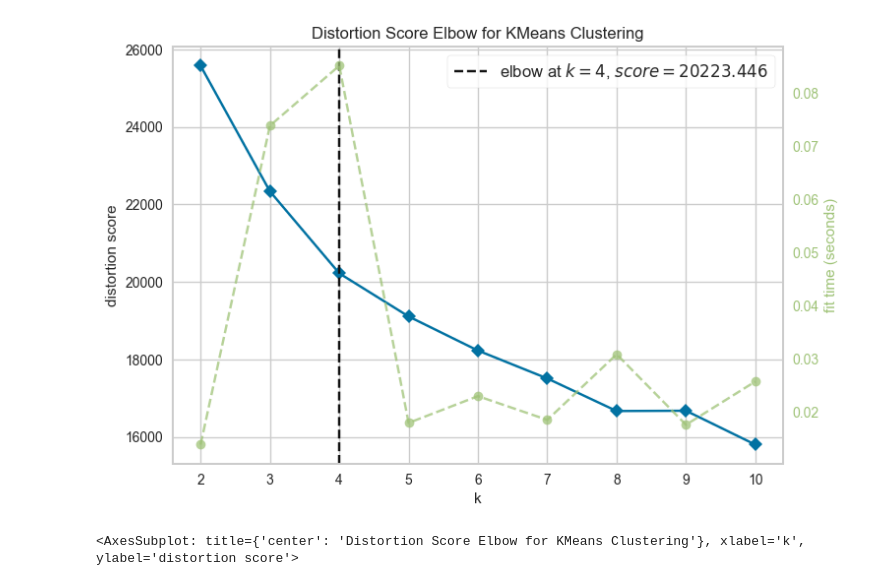
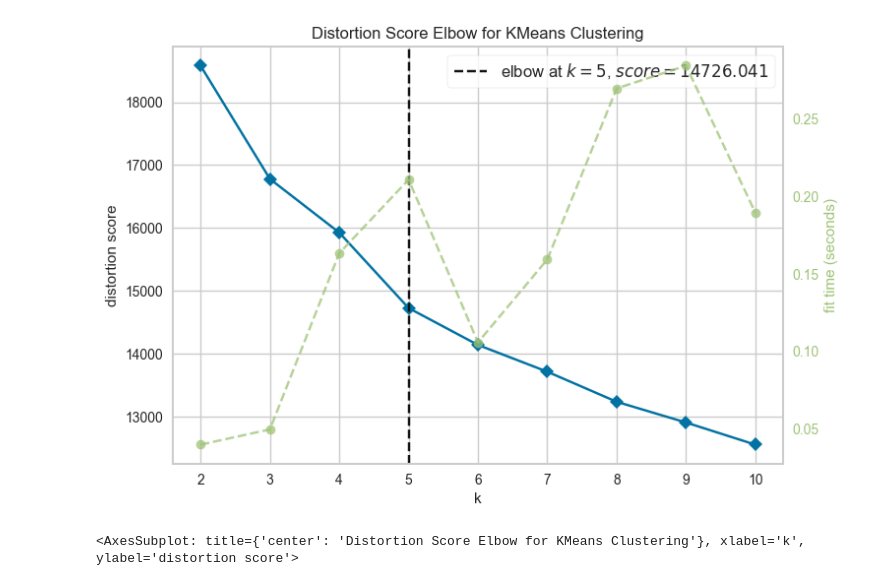
Before and after one commit to julessa/Rush5PDG4, a Jupyter notebook: ML/ml.ipynb, the cells around one changed output. Saved outputs shown, nothing was run; the diff lists cells and outputs as text; code cells hidden in the pictures.

```diff
--- a/ML/ml.ipynb
+++ b/ML/ml.ipynb
@@ -148,9 +35,0 @@ df.drop(columns=['AcceptedCmp1', 'AcceptedCmp2', 'AcceptedCmp3', 'AcceptedCmp4',
-# %%
-df.rename(columns={'NumStorePurchases':'Store_Purchases'}, inplace=True)
-df['Non_Store_Purchases'] = df['NumWebPurchases']+df['NumCatalogPurchases']
-# %%
-df['Total_Purchases'] = df['Store_Purchases']+df['Non_Store_Purchases']
-df['Store_Purchases_Pct'] = df['Store_Purchases']/df['Total_Purchases']
-df['Non_Store_Purchases_Pct'] = 1-df['Store_Purchases_Pct']
-df['Customer_Type'] = np.where(df['Store_Purchases_Pct'] >= 0.5, "Offline", "Online")
-df.head()
@@ -165,2 +35,0 @@ df.head()
-# %%
-df.drop(columns=['Store_Purchases_Pct', 'Non_Store_Purchases_Pct', 'Non_Store_Purchases', 'NumWebPurchases', 'NumWebPurchases', 'NumCatalogPurchases', 'Store_Purchases'], inplace=True)
@@ -216,3 +35,0 @@ fig.show()
-# %%
-# df['Age'] = np.where(df['Age'] <= 30, "(0,30]", np.where(df['Age'] <= 45, "(30,45]", np.where(df['Age'] <= 60, "(45,60]","[60, ]")))
-df['Age'] = np.where(df['Age'] <= 30, "(0,30]", np.where(df['Age'] <= 40, "(30,40]", np.where(df['Age'] <= 50, "(40,50]", np.where(df['Age'] <= 60, "(50, 60]", np.where(df['Age'] <=70, "(60, 70]", (70, ))))))
@@ -301,16 +131,10 @@ df.set_index('ID', inplace=True)
 # %%
-# Exclure les colonnes de type DateTime avant de passer au modèle
-df_numeric = df.select_dtypes(exclude=['datetime64'])
+df.columns = df.columns.astype(str)
+model = KMeans(init = 'k-means++')
+visualizer = KElbowVisualizer(model, k = 10, random_state = 42)
 
-# Convertir tous les noms de colonnes en chaînes de caractères
-df_numeric.columns = df_numeric.columns.astype(str)
-
-# Appliquer KMeans avec l'Elbow visualizer
-model = KMeans(init='k-means++')
-visualizer = KElbowVisualizer(model, k=10, random_state=42)
-
-visualizer.fit(df_numeric)
+visualizer.fit(df)
 visualizer.show()
 # %% [output]
-[figure, old version]
+[figure, new version]
 <AxesSubplot: title={'center': 'Distortion Score Elbow for KMeans Clustering'}, xlabel='k', ylabel='distortion score'>
```
Also changed, not shown: parts of 46 cells of this notebook, 4 other files.
